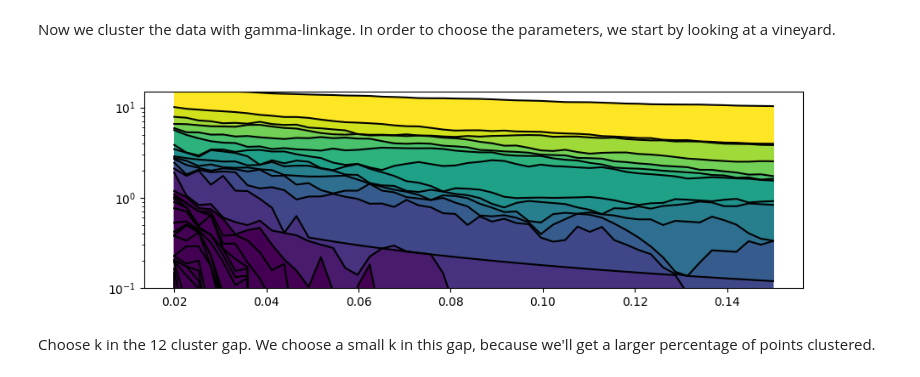
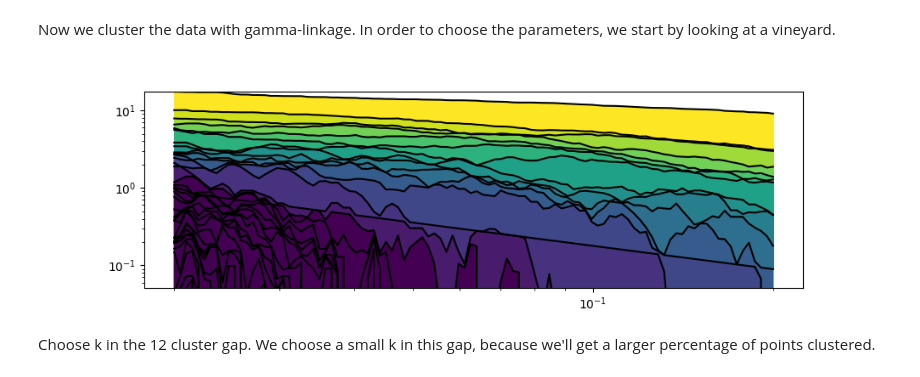
Before and after one commit to LuisScoccola/persistable, a Jupyter notebook: example-digits.ipynb, the cells around one changed output. Cells and saved outputs as stored; diff of their text form; code cells hidden in the pictures.

```diff
--- a/example-digits.ipynb
+++ b/example-digits.ipynb
@@ -33,9 +25,8 @@ pds = x.gamma_prominence_vineyard(gammas)
-# %%
-fig, ax = plt.subplots(figsize=(10,3))
-plt.yscale("log") ; plt.ylim([0.1,15])
-ProminenceVineyard(np.linspace(initial_k, final_k, num=N_PARAMETERS),pds).plot_prominence_vineyard(ax, color_firstn=15)
-# %% [output]
-[figure, removed]
+# %%
+p = Persistable(data)
+p.parameter_selection(color_firstn=15)
+# %% [output]
+[figure, added]
 # %% [markdown]
 Choose k in the 12 cluster gap.
 We choose a small k in this gap, because we'll get a larger percentage of points clustered.
```
Also changed, not shown: parts of 4 cells of this notebook, 4 other files.
